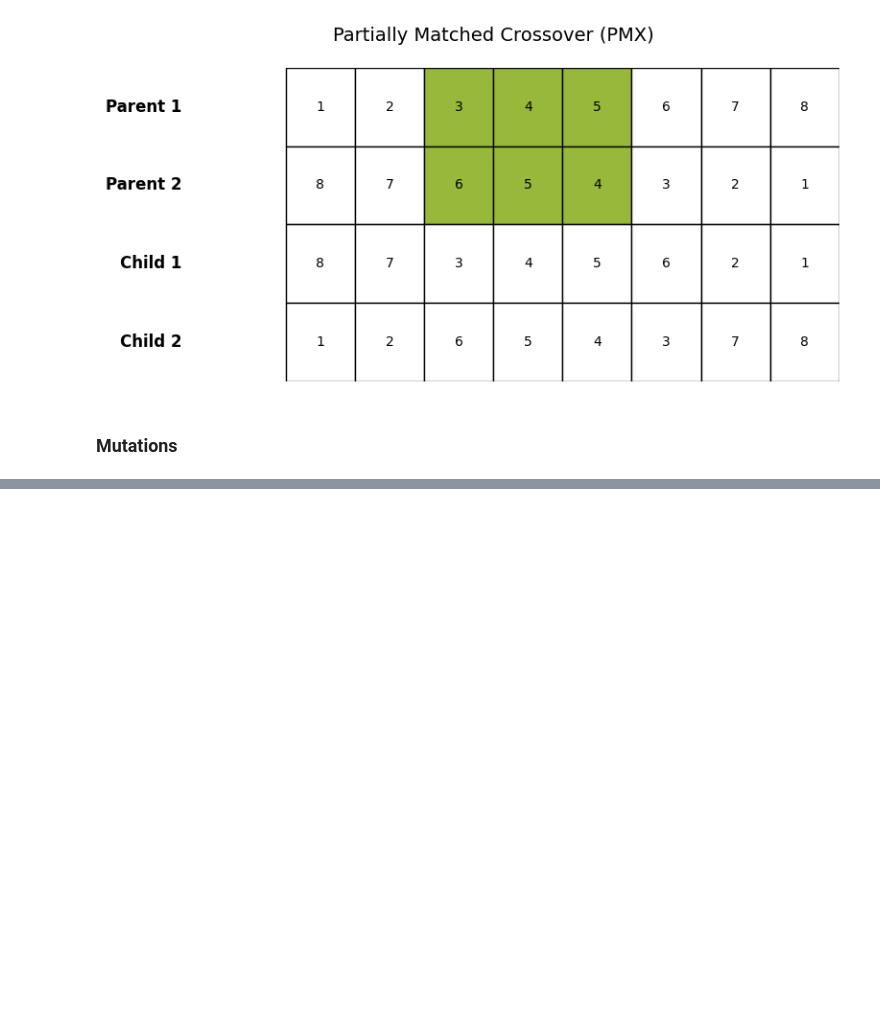
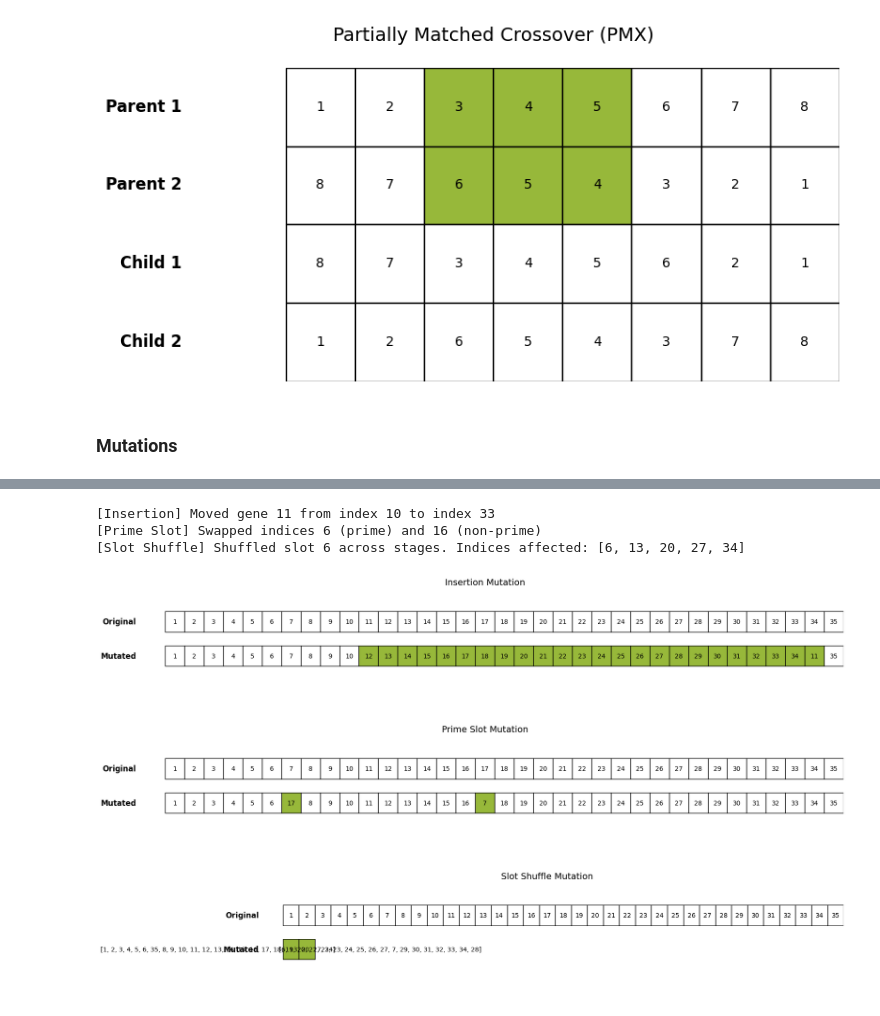
Before and after one commit to itsluaana/CIFO-Project, a Jupyter notebook: src/views.ipynb, the cells around one changed output, grey strips where cells are left out. Saved outputs shown, nothing was run; the diff lists cells and outputs as text; code cells hidden in the pictures; blank space fills up the shorter version.

```diff
--- a/src/views.ipynb
+++ b/src/views.ipynb
@@ -220,0 +224,22 @@ plot_mutation(individual, shuffle, title="Slot Shuffle Mutation")
+# %%
+# Your actual setup
+num_stages = 5
+num_slots = 7
+individual = list(range(1, num_stages * num_slots + 1))  # [1, 2, ..., 35]
+
+# Run mutations
+insertion = insertion_mutation(individual)
+prime = prime_slot_mutation(individual, num_stages, num_slots)
+shuffle = slot_shuffle_mutation(individual, num_stages, num_slots)
+
+# Plot
+plot_mutation(individual, insertion, title="Insertion Mutation")
+plot_mutation(individual, prime, title="Prime Slot Mutation")
+plot_mutation(individual, shuffle, title="Slot Shuffle Mutation")
+# %% [output]
+[Insertion] Moved gene 11 from index 10 to index 33
+[Prime Slot] Swapped indices 6 (prime) and 16 (non-prime)
+[Slot Shuffle] Shuffled slot 6 across stages. Indices affected: [6, 13, 20, 27, 34]
+[figure, added]
+[figure, added]
+[figure, added]
```
Also changed, not shown: parts of 3 cells of this notebook, 4 other files.
